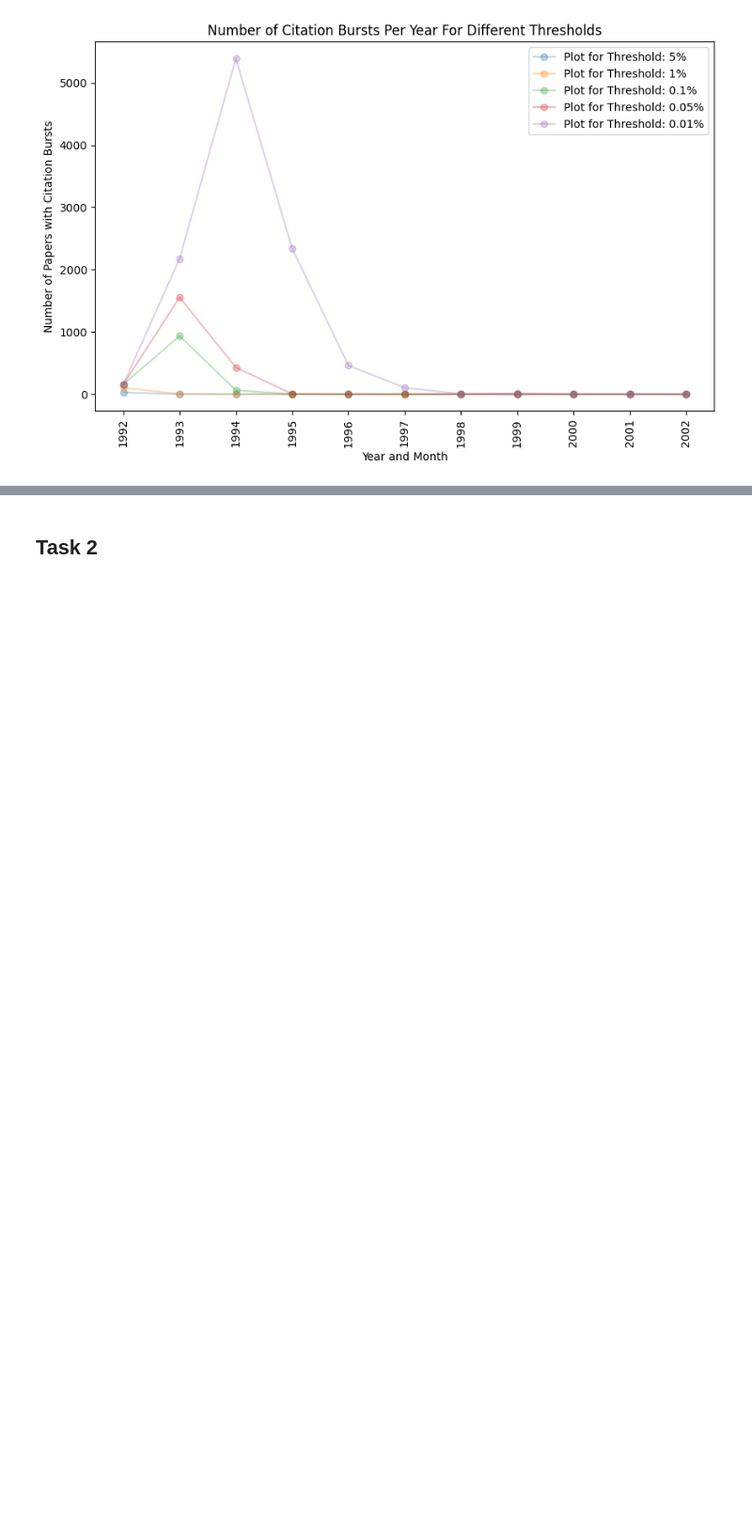
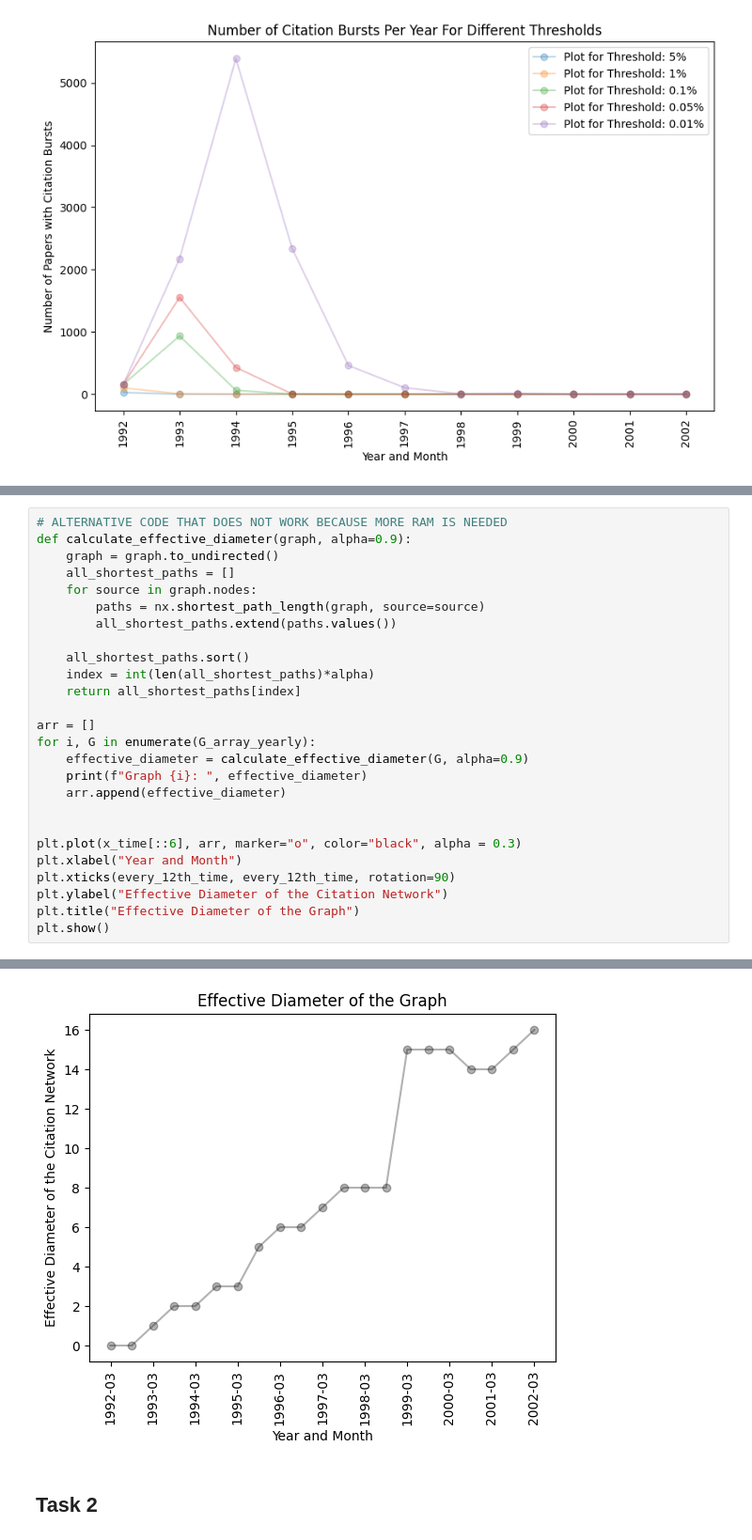
Before and after one commit to AdityaMishraOG/analyzing_citation_networks, a Jupyter notebook: 1.ipynb, the cells around one changed output, grey strips where cells are left out. Shown at 94% size. Drawn from its saved outputs; the diff is of its cells as text; blank space fills up the shorter version.

```diff
--- a/1.ipynb
+++ b/1.ipynb
@@ -400,0 +496,27 @@ plt.show()
+# %%
+# ALTERNATIVE CODE THAT DOES NOT WORK BECAUSE MORE RAM IS NEEDED
+def calculate_effective_diameter(graph, alpha=0.9):
+    graph = graph.to_undirected()
+    all_shortest_paths = []
+    for source in graph.nodes:
+        paths = nx.shortest_path_length(graph, source=source)
+        all_shortest_paths.extend(paths.values())
+
+    all_shortest_paths.sort()
+    index = int(len(all_shortest_paths)*alpha)
+    return all_shortest_paths[index]
+
+arr = []
+for i, G in enumerate(G_array_yearly):
+    effective_diameter = calculate_effective_diameter(G, alpha=0.9)
+    print(f"Graph {i}: ", effective_diameter)
+    arr.append(effective_diameter)
+
+
+plt.plot(x_time[::6], arr, marker="o", color="black", alpha = 0.3)
+plt.xlabel("Year and Month")
+plt.xticks(every_12th_time, every_12th_time, rotation=90)
+plt.ylabel("Effective Diameter of the Citation Network")
+plt.title("Effective Diameter of the Graph")
+plt.show()
+# %% [output]
@@ -401,3 +540,4 @@ plt.show()
+[figure, added]
 # %% [markdown]
 ## Task 2
 # %% [markdown]
```
Also changed, not shown: parts of 47 cells of this notebook, 2 other files.
